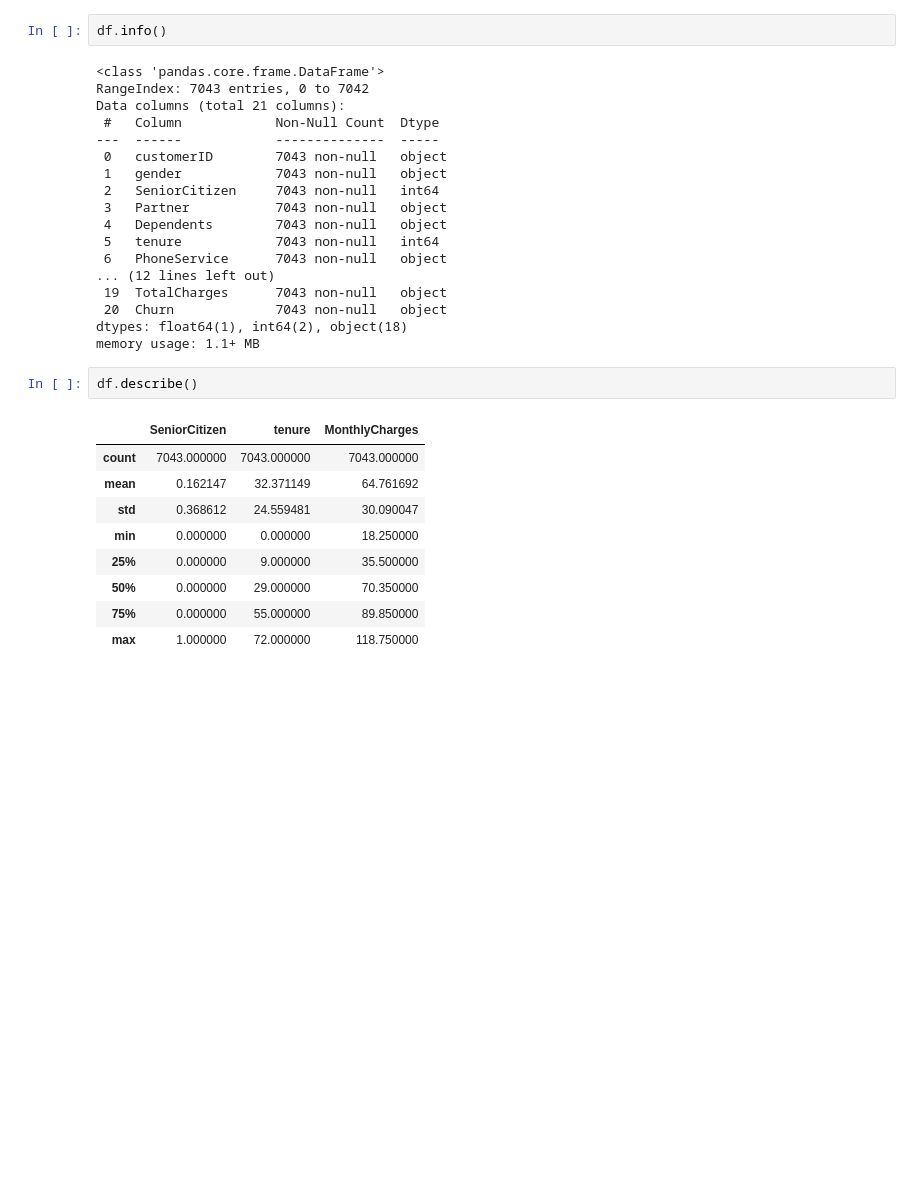
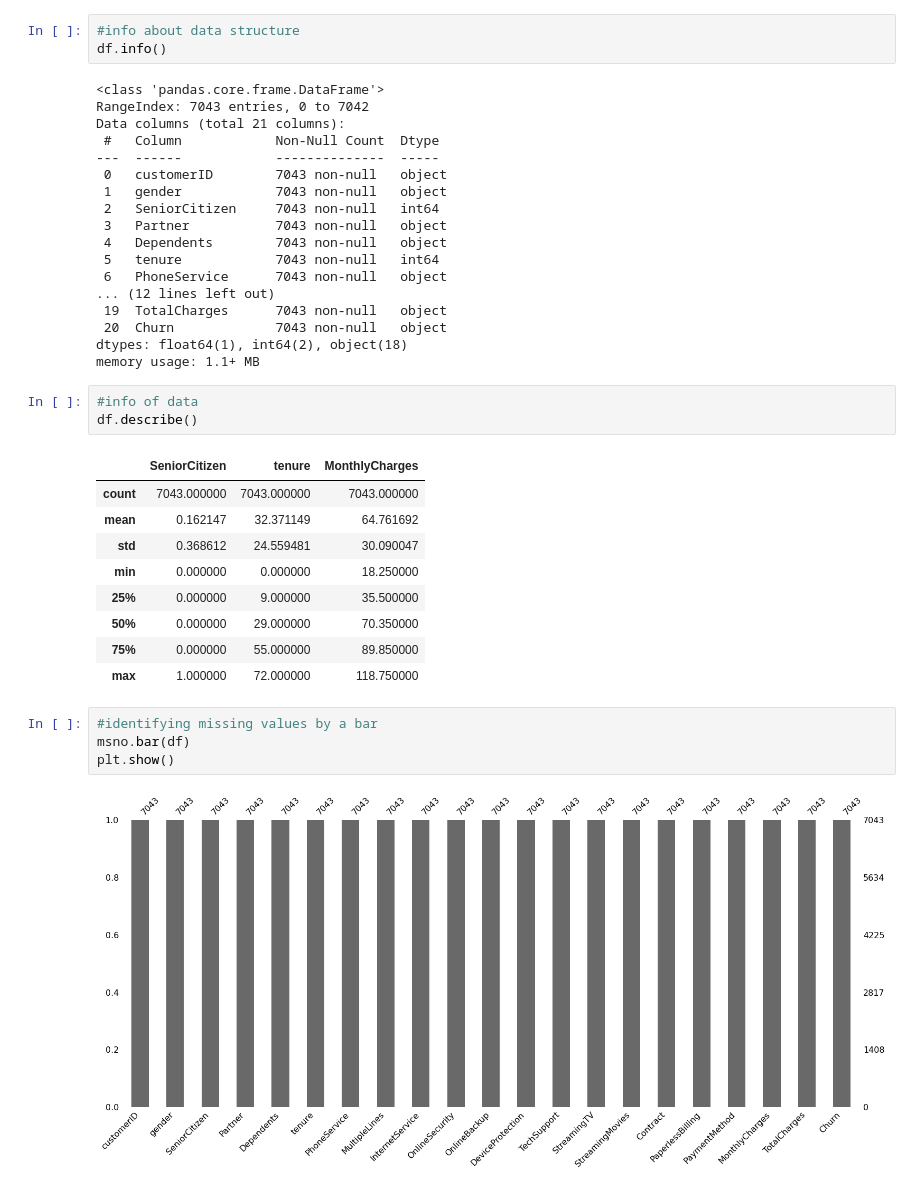
Before and after one commit to KatarzynaTondas/Python-Projects, a Jupyter notebook: CustomersChurn.ipynb, the cells around one changed output. Cells and saved outputs as stored; diff of their text form; blank space fills up the shorter version.

```diff
--- a/CustomersChurn.ipynb
+++ b/CustomersChurn.ipynb
@@ -15,6 +26,7 @@ array(['customerID', 'gender', 'SeniorCitizen', 'Partner', 'Dependents',
        'PaperlessBilling', 'PaymentMethod', 'MonthlyCharges',
        'TotalCharges', 'Churn'], dtype=object)
 # %%
+#info about data structure
 df.info()
 # %% [output]
 <class 'pandas.core.frame.DataFrame'>
@@ -35,6 +47,7 @@ Data columns (total 21 columns):
 dtypes: float64(1), int64(2), object(18)
 memory usage: 1.1+ MB
 # %%
+#info of data
 df.describe()
 # %% [output]
 |  | SeniorCitizen | tenure | MonthlyCharges |
@@ -46,3 +59,9 @@ df.describe()
 | 50% | 0.000000 | 29.000000 | 70.350000 |
 | 75% | 0.000000 | 55.000000 | 89.850000 |
 | max | 1.000000 | 72.000000 | 118.750000 |
+# %%
+#identifying missing values by a bar
+msno.bar(df)
+plt.show()
+# %% [output]
+[figure, added]
```
Also changed, not shown: parts of 16 cells of this notebook.
